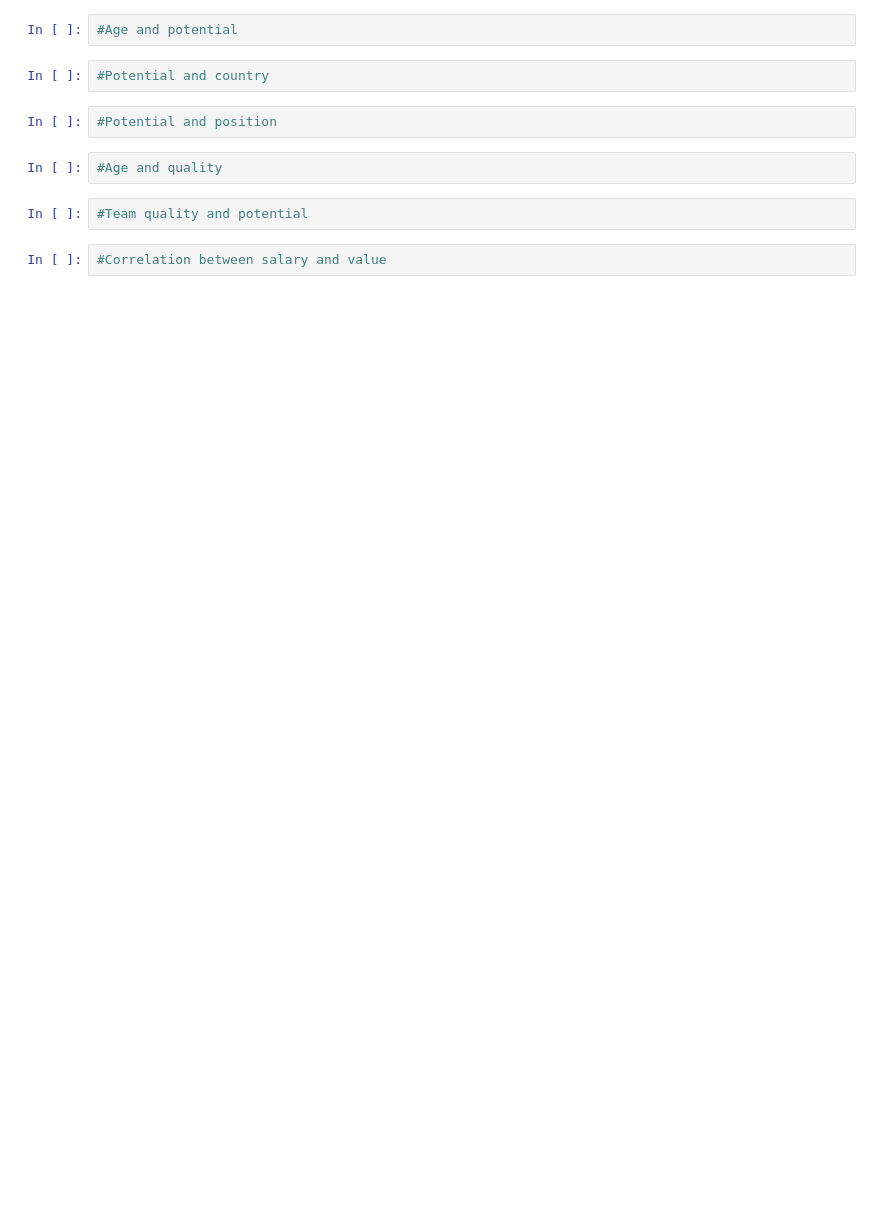
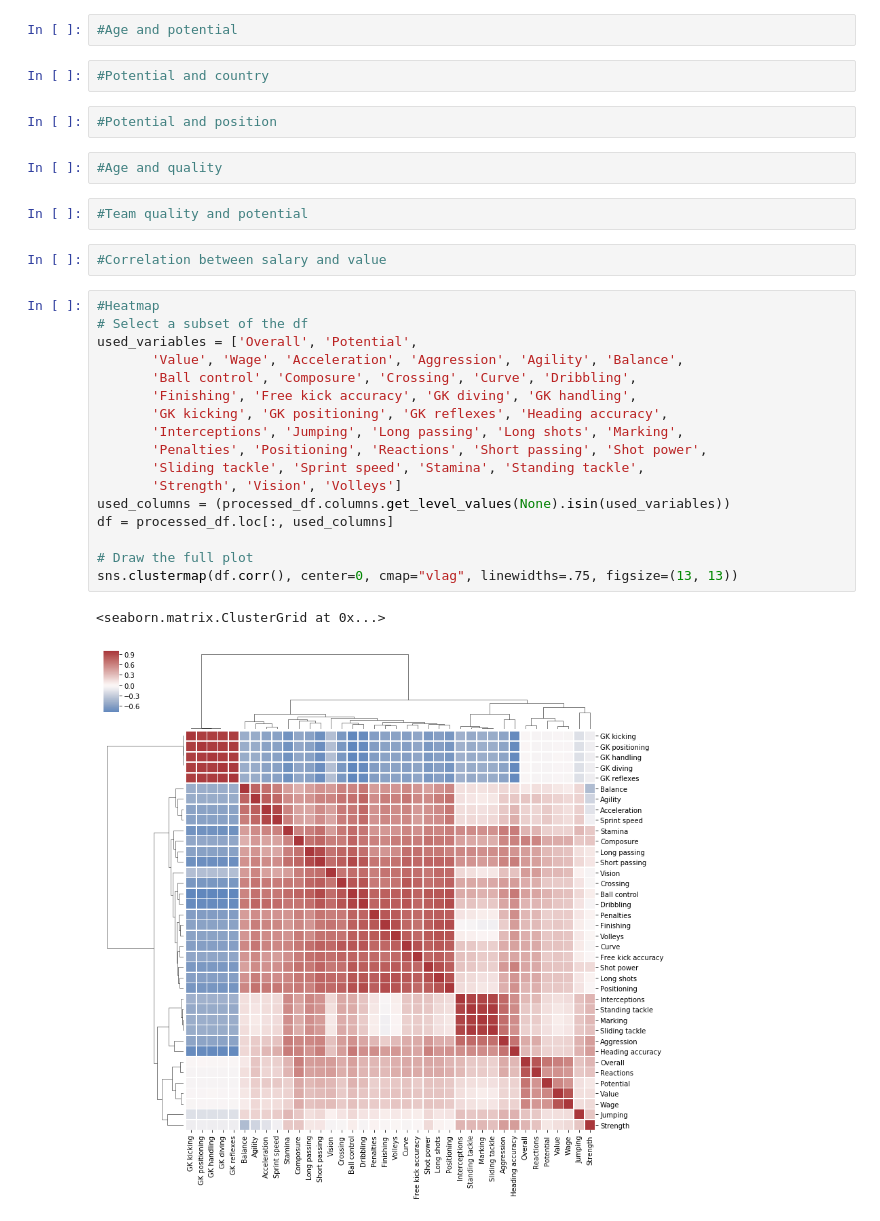
Before and after one commit to Fournierp/Fifa18, a Jupyter notebook: Fifa 18 Model.ipynb, the cells around one changed output. Saved outputs shown, nothing was run; the diff lists cells and outputs as text; blank space fills up the shorter version.

Commit message:
Graphed heatmaps

```diff
--- a/Fifa 18 Model.ipynb
+++ b/Fifa 18 Model.ipynb
@@ -445,3 +443,23 @@ plt.show()
 #Team quality and potential
 # %%
 #Correlation between salary and value
+# %%
+#Heatmap
+# Select a subset of the df
+used_variables = ['Overall', 'Potential',
+       'Value', 'Wage', 'Acceleration', 'Aggression', 'Agility', 'Balance',
+       'Ball control', 'Composure', 'Crossing', 'Curve', 'Dribbling',
+       'Finishing', 'Free kick accuracy', 'GK diving', 'GK handling',
+       'GK kicking', 'GK positioning', 'GK reflexes', 'Heading accuracy',
+       'Interceptions', 'Jumping', 'Long passing', 'Long shots', 'Marking',
+       'Penalties', 'Positioning', 'Reactions', 'Short passing', 'Shot power',
+       'Sliding tackle', 'Sprint speed', 'Stamina', 'Standing tackle',
+       'Strength', 'Vision', 'Volleys']
+used_columns = (processed_df.columns.get_level_values(None).isin(used_variables))
+df = processed_df.loc[:, used_columns]
+
+# Draw the full plot
+sns.clustermap(df.corr(), center=0, cmap="vlag", linewidths=.75, figsize=(13, 13))
+# %% [output]
+<seaborn.matrix.ClusterGrid at 0x...>
+[figure, added]
```
Also changed, not shown: parts of 3 cells of this notebook.
